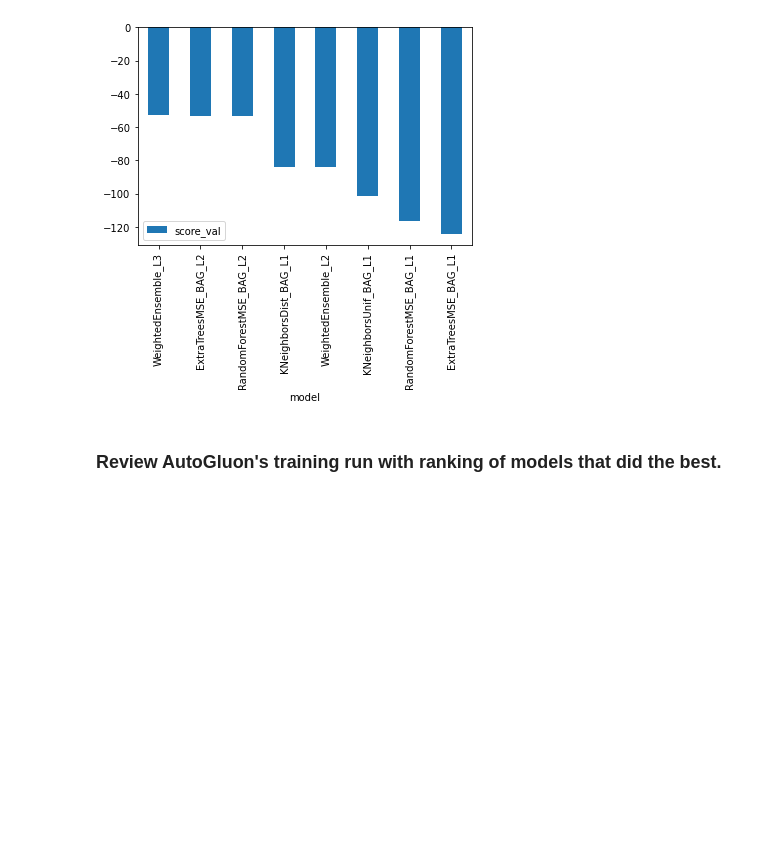
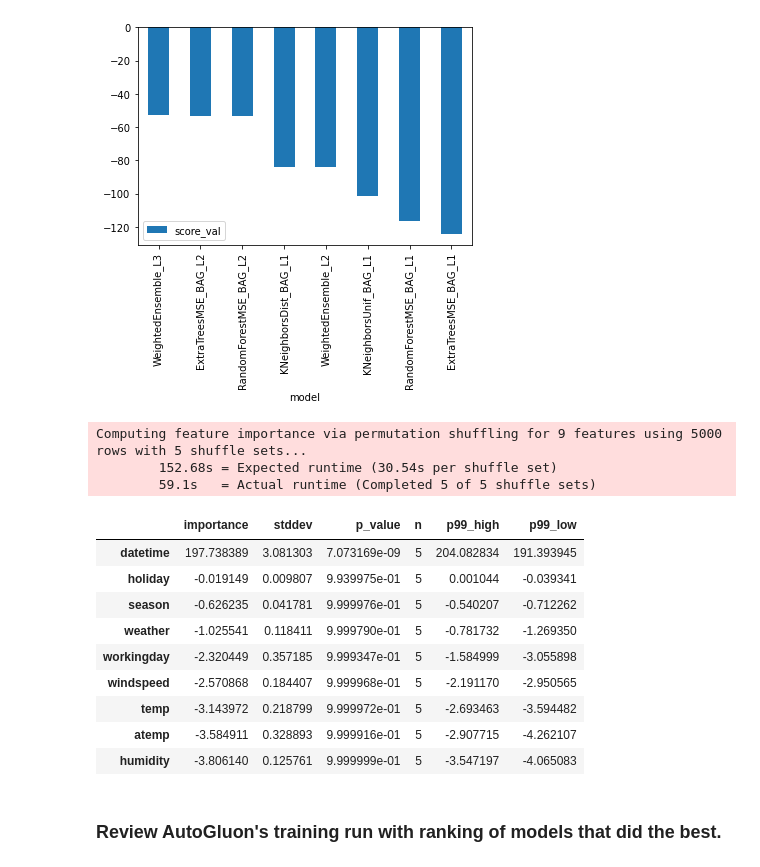
Before and after one commit to DevikaLak/cd0385-project-starter, a Jupyter notebook: project/project-template.ipynb, the cells around one changed output. Saved outputs shown, nothing was run; the diff lists cells and outputs as text; code cells hidden in the pictures; blank space fills up the shorter version.

```diff
--- a/project/project-template.ipynb
+++ b/project/project-template.ipynb
@@ -270,6 +270,22 @@ predictor.leaderboard(silent=True).plot(kind="bar", x="model", y="score_val")
 # %% [output]
 <AxesSubplot:xlabel='model'>
 [figure]
+# %%
+predictor.feature_importance(train)
+# %% [output]
+Computing feature importance via permutation shuffling for 9 features using 5000 rows with 5 shuffle sets...
+        152.68s = Expected runtime (30.54s per shuffle set)
+        59.1s   = Actual runtime (Completed 5 of 5 shuffle sets)
+|  | importance | stddev | p_value | n | p99_high | p99_low |
+| datetime | 197.738389 | 3.081303 | 7.073169e-09 | 5 | 204.082834 | 191.393945 |
+| holiday | -0.019149 | 0.009807 | 9.939975e-01 | 5 | 0.001044 | -0.039341 |
+| season | -0.626235 | 0.041781 | 9.999976e-01 | 5 | -0.540207 | -0.712262 |
+| weather | -1.025541 | 0.118411 | 9.999790e-01 | 5 | -0.781732 | -1.269350 |
+| workingday | -2.320449 | 0.357185 | 9.999347e-01 | 5 | -1.584999 | -3.055898 |
+| windspeed | -2.570868 | 0.184407 | 9.999968e-01 | 5 | -2.191170 | -2.950565 |
+| temp | -3.143972 | 0.218799 | 9.999972e-01 | 5 | -2.693463 | -3.594482 |
+| atemp | -3.584911 | 0.328893 | 9.999916e-01 | 5 | -2.907715 | -4.262107 |
+| humidity | -3.806140 | 0.125761 | 9.999999e-01 | 5 | -3.547197 | -4.065083 |
 # %% [markdown]
 ### Review AutoGluon's training run with ranking of models that did the best.
 # %%
```
Also changed, not shown: parts of 15 cells of this notebook, 3 other files.
